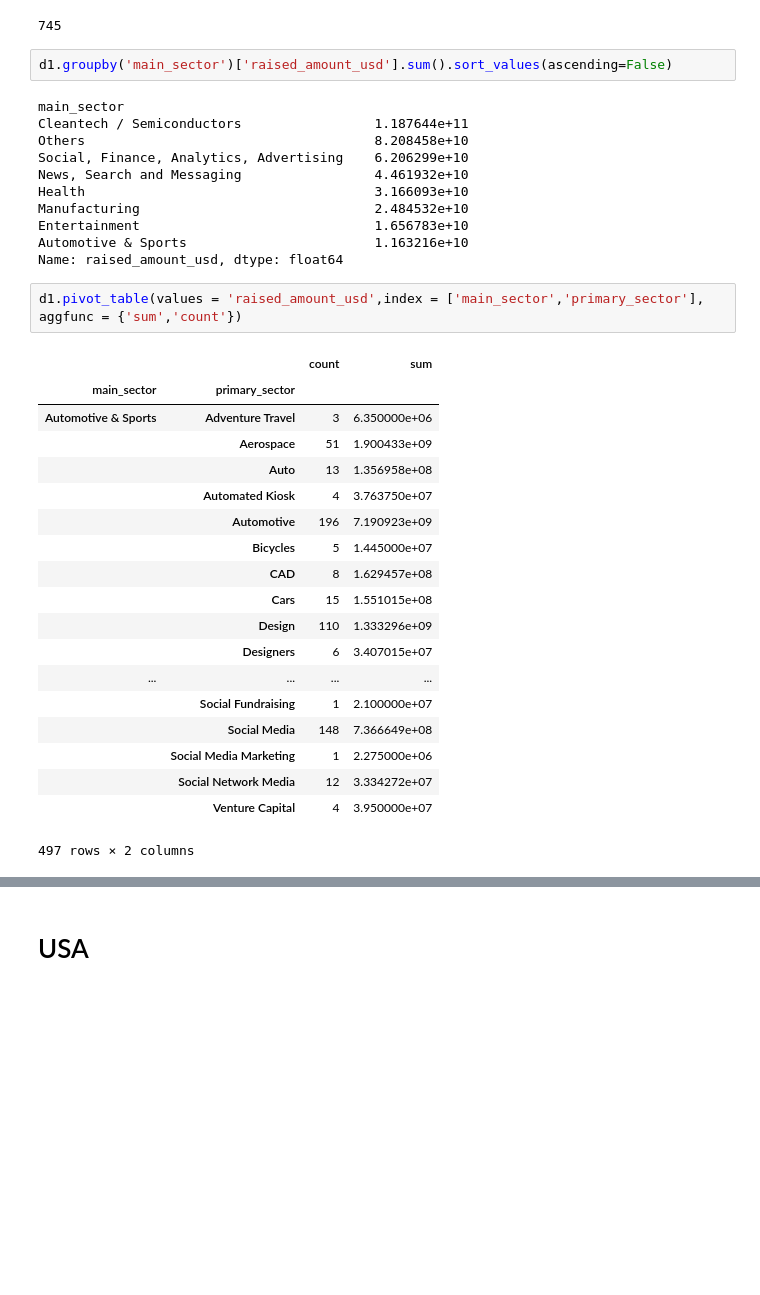
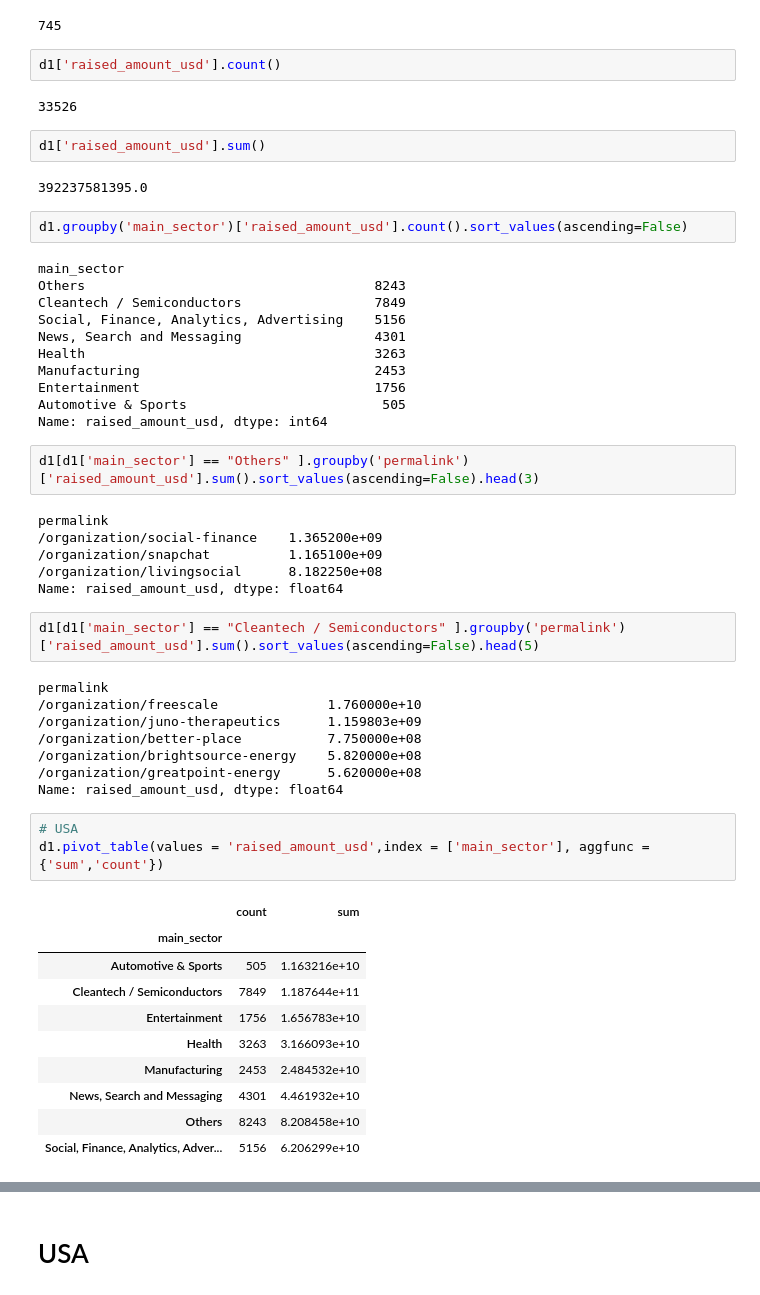
Before and after one commit to santhoshpkumar/Spark-Funds-Investment-CaseStudy, a Jupyter notebook: Investment_Analysis_Assignment.ipynb, the cells around one changed output, grey strips where cells are left out. Saved outputs shown, nothing was run; the diff lists cells and outputs as text; blank space fills up the shorter version.

```diff
--- a/Investment_Analysis_Assignment.ipynb
+++ b/Investment_Analysis_Assignment.ipynb
@@ -872,39 +872,57 @@ len(d2)
 len(d3)
 # %% [output]
 745
+# %%
+d1['raised_amount_usd'].count()
+# %% [output]
+33526
+# %%
+d1['raised_amount_usd'].sum()
+# %% [output]
+392237581395.0
 # %%
-d1.groupby('main_sector')['raised_amount_usd'].sum().sort_values(ascending=False)
+d1.groupby('main_sector')['raised_amount_usd'].count().sort_values(ascending=False)
 # %% [output]
 main_sector
-Cleantech / Semiconductors                 1.187644e+11
-Others                                     8.208458e+10
-Social, Finance, Analytics, Advertising    6.206299e+10
-News, Search and Messaging                 4.461932e+10
-Health                                     3.166093e+10
-Manufacturing                              2.484532e+10
-Entertainment                              1.656783e+10
-Automotive & Sports                        1.163216e+10
-Name: raised_amount_usd, dtype: float64
+Others                                     8243
+Cleantech / Semiconductors                 7849
+Social, Finance, Analytics, Advertising    5156
+News, Search and Messaging                 4301
+Health                                     3263
+Manufacturing                              2453
+Entertainment                              1756
+Automotive & Sports                         505
+Name: raised_amount_usd, dtype: int64
+# %%
+d1[d1['main_sector'] == "Others" ].groupby('permalink')['raised_amount_usd'].sum().sort_values(ascending=False).head(3)
+# %% [output]
+permalink
+/organization/social-finance    1.365200e+09
+/organization/snapchat          1.165100e+09
+/organization/livingsocial      8.182250e+08
+Name: raised_amount_usd, dtype: float64
+# %%
+d1[d1['main_sector'] == "Cleantech / Semiconductors" ].groupby('permalink')['raised_amount_usd'].sum().sort_values(ascending=False).head(5)
+# %% [output]
+permalink
+/organization/freescale              1.760000e+10
+/organization/juno-therapeutics      1.159803e+09
+/organization/better-place           7.750000e+08
+/organization/brightsource-energy    5.820000e+08
+/organization/greatpoint-energy      5.620000e+08
+Name: raised_amount_usd, dtype: float64
 # %%
-d1.pivot_table(values = 'raised_amount_usd',index = ['main_sector','primary_sector'], aggfunc = {'sum','count'})
+# USA
+d1.pivot_table(values = 'raised_amount_usd',index = ['main_sector'], aggfunc = {'sum','count'})
 # %% [output]
-|  |  | count | sum |
-| main_sector | primary_sector |  |  |
-| Automotive & Sports | Adventure Travel | 3 | 6.350000e+06 |
-|  | Aerospace | 51 | 1.900433e+09 |
-|  | Auto | 13 | 1.356958e+08 |
-|  | Automated Kiosk | 4 | 3.763750e+07 |
-|  | Automotive | 196 | 7.190923e+09 |
-|  | Bicycles | 5 | 1.445000e+07 |
-|  | CAD | 8 | 1.629457e+08 |
-|  | Cars | 15 | 1.551015e+08 |
-|  | Design | 110 | 1.333296e+09 |
-|  | Designers | 6 | 3.407015e+07 |
-| ... | ... | ... | ... |
-|  | Social Fundraising | 1 | 2.100000e+07 |
-|  | Social Media | 148 | 7.366649e+08 |
-|  | Social Media Marketing | 1 | 2.275000e+06 |
-|  | Social Network Media | 12 | 3.334272e+07 |
-|  | Venture Capital | 4 | 3.950000e+07 |
+|  | count | sum |
+| main_sector |  |  |
+| Automotive & Sports | 505 | 1.163216e+10 |
+| Cleantech / Semiconductors | 7849 | 1.187644e+11 |
+| Entertainment | 1756 | 1.656783e+10 |
+| Health | 3263 | 3.166093e+10 |
+| Manufacturing | 2453 | 2.484532e+10 |
+| News, Search and Messaging | 4301 | 4.461932e+10 |
+| Others | 8243 | 8.208458e+10 |
+| Social, Finance, Analytics, Adver... | 5156 | 6.206299e+10 |
-497 rows × 2 columns
 # %%
```
Also changed, not shown: parts of 10 cells of this notebook, 1 other file.
